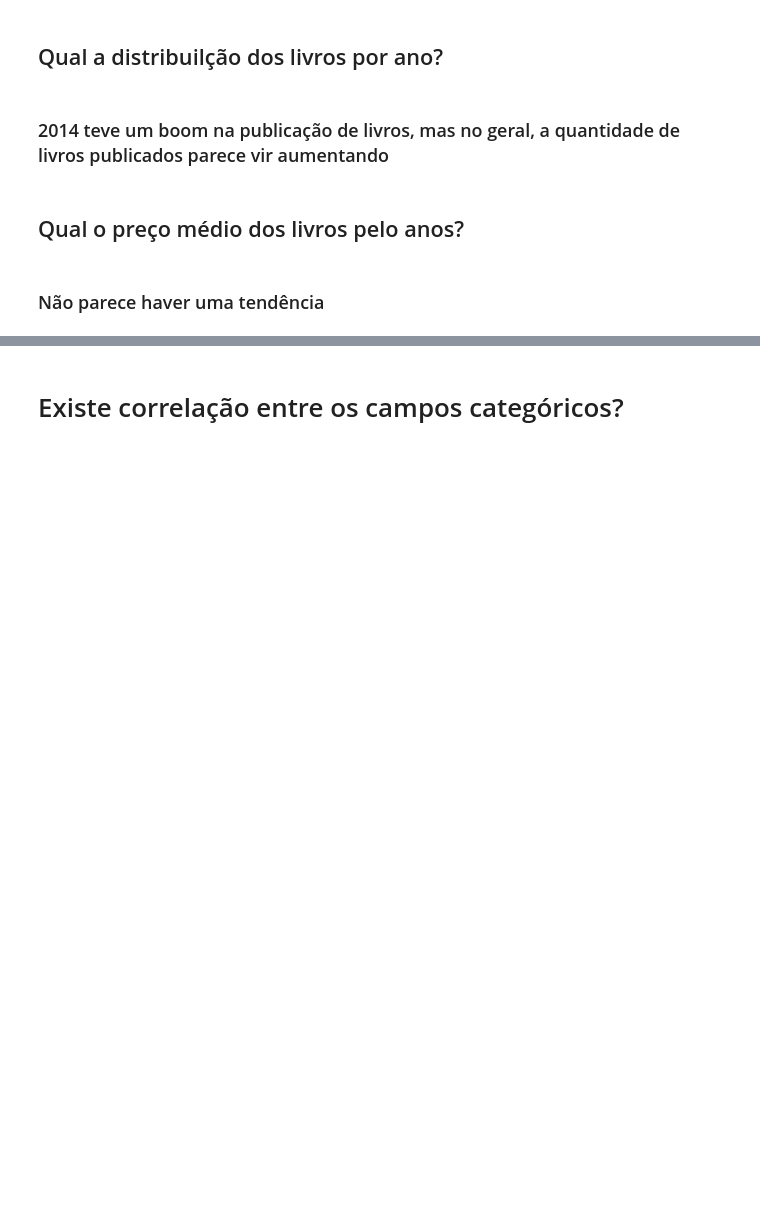
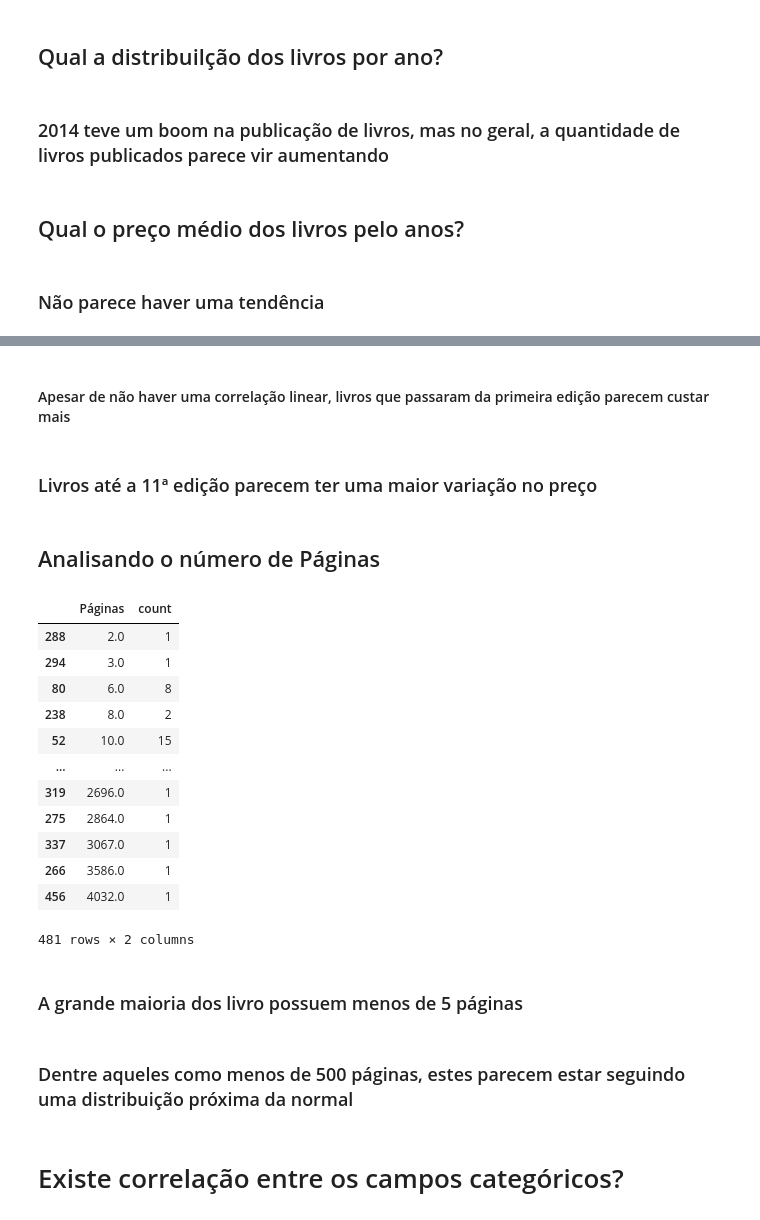
Before and after one commit to CaioViktor/Curso_Ciencias_de_Dados, a Jupyter notebook: trabalho/trab2/analise.ipynb, the cells around one changed output, grey strips where cells are left out. Cells and saved outputs as stored; diff of their text form; code cells hidden in the pictures; blank space fills up the shorter version.

Commit message:
Analisando ediçao

```diff
--- a/trabalho/trab2/analise.ipynb
+++ b/trabalho/trab2/analise.ipynb
@@ -67,6 +67,7 @@ df.describe()
 ## Qual a distribuilção dos livros por ano?
 # %%
 cats = ['MEDICINA','INFORMÁTICA E TECNOLOGIA','CIÊNCIAS EXATAS','VIDEOGAMES','HQS','ECONOMIA','CIÊNCIAS BIOLÓGICAS']
+df['Edição'] = df['Edição'].astype(str) #Converte edição para string para melhorar a visualização das barras
 # %%
 fig = px.histogram(df, x="Ano",nbins=k)
 fig.show()
@@ -100,0 +118,2 @@ fig.show()
+# %% [markdown]
+#### Apesar de não haver uma correlação linear, livros que passaram da primeira edição parecem custar mais
@@ -100,0 +125,20 @@ fig.show()
+# %% [markdown]
+### Livros até a 11ª edição parecem ter uma maior variação no preço
+# %% [markdown]
+## Analisando o número de Páginas
+# %%
+df['Páginas'].value_counts().reset_index(name="count").rename(columns={'index':'Páginas'}).sort_values(by='Páginas')
+# %% [output]
+|  | Páginas | count |
+| 288 | 2.0 | 1 |
+| 294 | 3.0 | 1 |
+| 80 | 6.0 | 8 |
+| 238 | 8.0 | 2 |
+| 52 | 10.0 | 15 |
+| ... | ... | ... |
+| 319 | 2696.0 | 1 |
+| 275 | 2864.0 | 1 |
+| 337 | 3067.0 | 1 |
+| 266 | 3586.0 | 1 |
+| 456 | 4032.0 | 1 |
+481 rows × 2 columns
@@ -100,0 +148,2 @@ fig.show()
+# %% [markdown]
+### A grande maioria dos livro possuem menos de 5 páginas
@@ -100,0 +153,2 @@ fig.show()
+# %% [markdown]
+### Dentre aqueles como menos de 500 páginas, estes parecem estar seguindo uma distribuição próxima da normal
```
Also changed, not shown: parts of 9 cells of this notebook.
